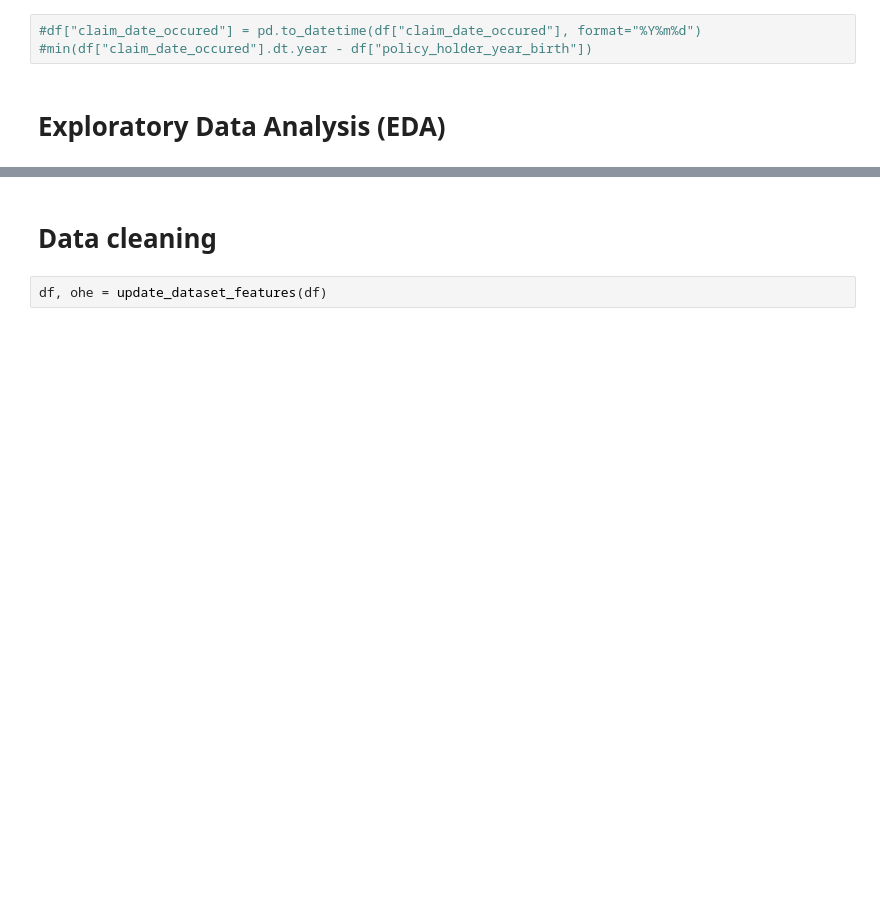
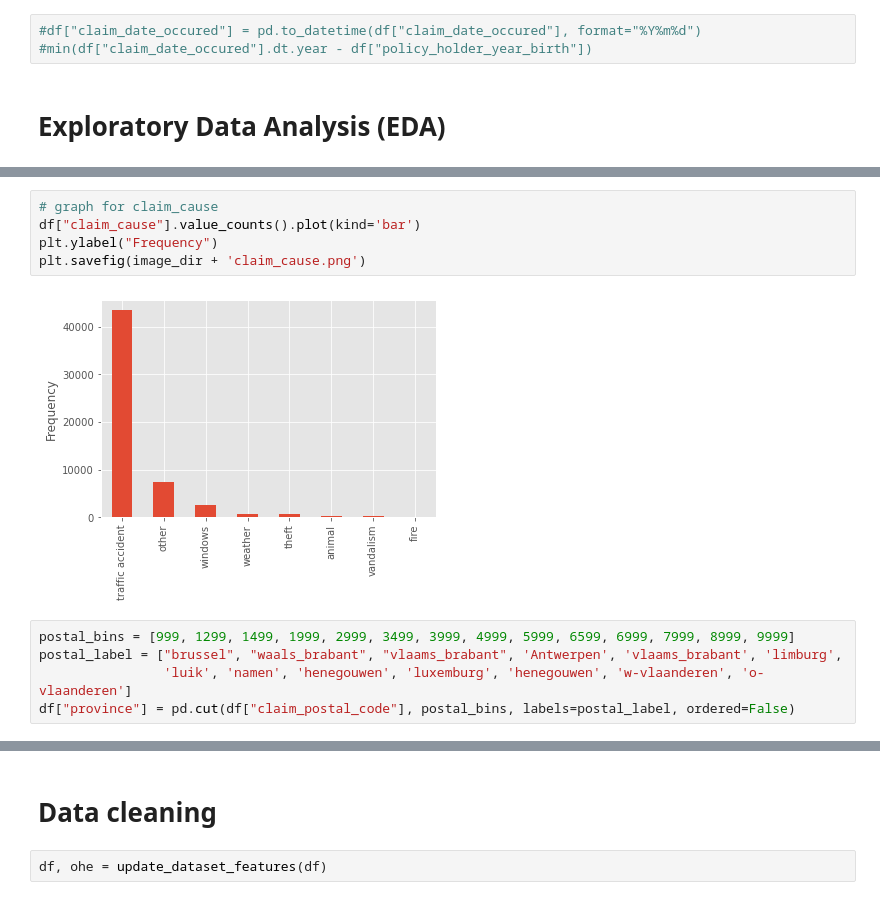
Before and after one commit to lgov/kul_advanalytics, a Jupyter notebook: assignment1/BDA_1.ipynb, the cells around one changed output, grey strips where cells are left out. Cells and saved outputs as stored; diff of their text form; blank space fills up the shorter version.

```diff
--- a/assignment1/BDA_1.ipynb
+++ b/assignment1/BDA_1.ipynb
@@ -37,0 +62,12 @@ pd.crosstab(df["fraud"], df["claim_vehicle_brand"], normalize=True)
+# %%
+# graph for claim_cause
+df["claim_cause"].value_counts().plot(kind='bar')
+plt.ylabel("Frequency")
+plt.savefig(image_dir + 'claim_cause.png')
+# %% [output]
+[figure, added]
+# %%
+postal_bins = [999, 1299, 1499, 1999, 2999, 3499, 3999, 4999, 5999, 6599, 6999, 7999, 8999, 9999]
+postal_label = ["brussel", "waals_brabant", "vlaams_brabant", 'Antwerpen', 'vlaams_brabant', 'limburg',
+                'luik', 'namen', 'henegouwen', 'luxemburg', 'henegouwen', 'w-vlaanderen', 'o-vlaanderen']
+df["province"] = pd.cut(df["claim_postal_code"], postal_bins, labels=postal_label, ordered=False)
```
Also changed, not shown: parts of 112 cells of this notebook, 1 other file.
